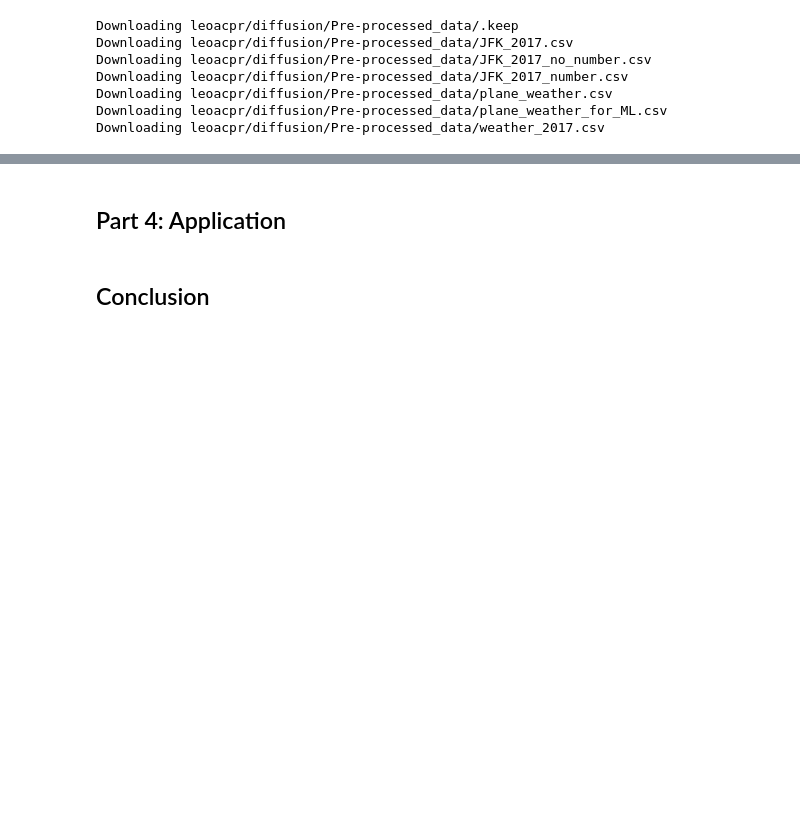
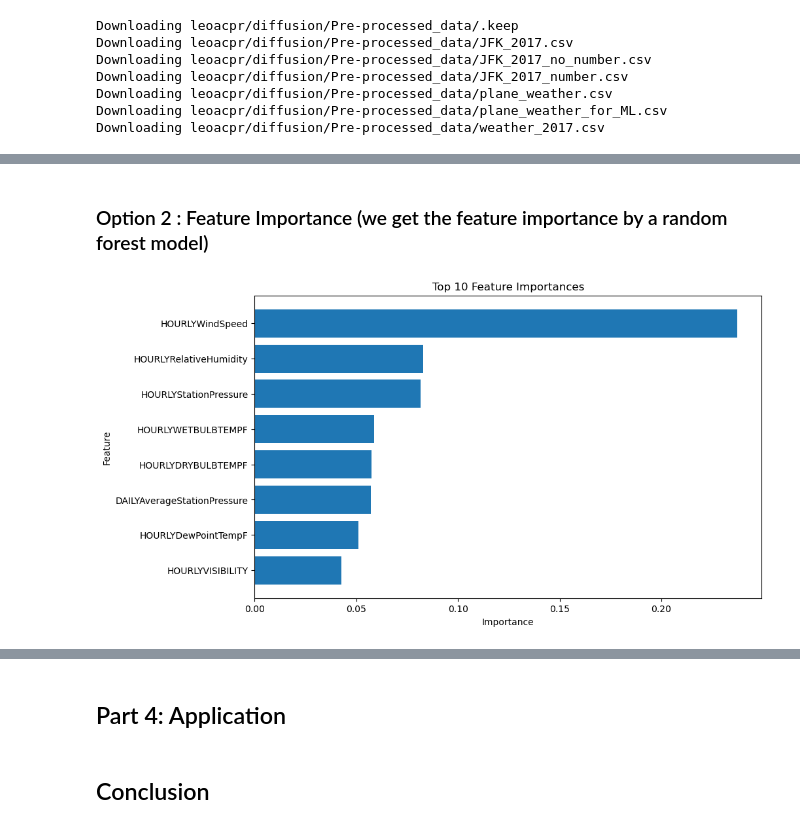
Before and after one commit to Leooryx/Avions-Retard-et-Meteo, a Jupyter notebook: notebook_final.ipynb, the cells around one changed output, grey strips where cells are left out. Saved outputs shown, nothing was run; the diff lists cells and outputs as text; code cells hidden in the pictures; blank space fills up the shorter version.

```diff
--- a/notebook_final.ipynb
+++ b/notebook_final.ipynb
@@ -743,6 +708,5 @@ First, we load the data
 # %%
-#Download the files from leoacpr by typing your SSP Cloud username
-#This can take a while because the files are heavy
+#Download the files from leoacpr by typing the SSP Cloud username
 
 fs = s3fs.S3FileSystem(client_kwargs={"endpoint_url": "https://minio.lab.sspcloud.fr"})
 
@@ -771,6 +735,8 @@ plane_weather.drop(columns=['Unnamed: 0'], inplace=True)
 plane_weather_for_ML.drop(columns=['Unnamed: 0'], inplace=True)
 JFK_2017_number.drop(columns=['Unnamed: 0'], inplace=True)
 weather_2017.drop(columns=['Unnamed: 0'], inplace=True)
+
+df = plane_weather_for_ML
 # %% [output]
 Downloading leoacpr/diffusion/Pre-processed_data/.keep
 Downloading leoacpr/diffusion/Pre-processed_data/JFK_2017.csv
@@ -781,0 +752,8 @@ Downloading leoacpr/diffusion/Pre-processed_data/weather_2017.csv
+# %%
+# Select features and target
+exclude_columns = ['DEP_DELAY', 'ARR_DELAY', 'CARRIER_DELAY', 'WEATHER_DELAY', 'CANCELLED', 'HOURLYSeaLevelPressure', 'HOURLYAltimeterSetting']
+feature_columns = [col for col in df.columns if col not in exclude_columns]
+target_column = 'DEP_DELAY' # The variable we want to predict
+
+X = df[feature_columns]
+y = df[target_column]
@@ -781,0 +817,63 @@ Downloading leoacpr/diffusion/Pre-processed_data/weather_2017.csv
+# %% [markdown]
+### Option 2 : Feature Importance (we get the feature importance by a random forest model)
+# %%
+rf_reg = RandomForestRegressor(n_estimators=100, random_state=42)
+rf_reg.fit(X, y)
+
+# We get the most important features
+importances = rf_reg.feature_importances_
+feature_importance_df = pd.DataFrame({
+    'Feature': feature_columns,
+    'Importance': importances
+}).sort_values(by='Importance', ascending=False)
+
+# Then we select the most important features (example here the 8 most)
+top_features = feature_importance_df.head(8)['Feature']
+X_selected = X[top_features]
+
+
+# This section is optionnal and only allows us to visualize the most important features
+os.makedirs(output_dir, exist_ok=True)
+plt.figure(figsize=(10, 6))
+plt.barh(feature_importance_df['Feature'].head(8), feature_importance_df['Importance'].head(8))
+plt.xlabel("Importance")
+plt.ylabel("Feature")
+plt.title("Top 10 Feature Importances")
+plt.gca().invert_yaxis()  # Most important at the top
+
+
+# Linear Regression
+lin_reg = LinearRegression()
+y_pred_lin = cross_val_predict(lin_reg, X_selected, y, cv=5)  # 5-fold cross-validation
+
+# Random Forest
+rf_reg = RandomForestRegressor(n_estimators=50, max_depth=5, random_state=42)
+y_pred_rf = cross_val_predict(rf_reg, X_selected, y, cv=5)
+
+# XGBoost
+xgb_reg = XGBRegressor(n_estimators=50, learning_rate=0.1, max_depth=5, random_state=42)
+y_pred_xgb = cross_val_predict(xgb_reg, X_selected, y, cv=5)
+
+# Metrics calculation
+from sklearn.metrics import mean_absolute_error, mean_squared_error, r2_score
+
+results = {
+    'Model': ['Linear Regression', 'Random Forest', 'XGBoost'],
+    'MAE': [
+        mean_absolute_error(y, y_pred_lin),
+        mean_absolute_error(y, y_pred_rf),
+        mean_absolute_error(y, y_pred_xgb)
+    ],
+    'RMSE': [
+        sqrt(mean_squared_error(y, y_pred_lin)),
+        sqrt(mean_squared_error(y, y_pred_rf)),
+        sqrt(mean_squared_error(y, y_pred_xgb))
+    ],
+    'R^2': [
+        r2_score(y, y_pred_lin),
+        r2_score(y, y_pred_rf),
+        r2_score(y, y_pred_xgb)
+    ]
+}
+# %% [output]
+[figure, added]
```
Also changed, not shown: parts of 10 cells of this notebook, 2 other files.
